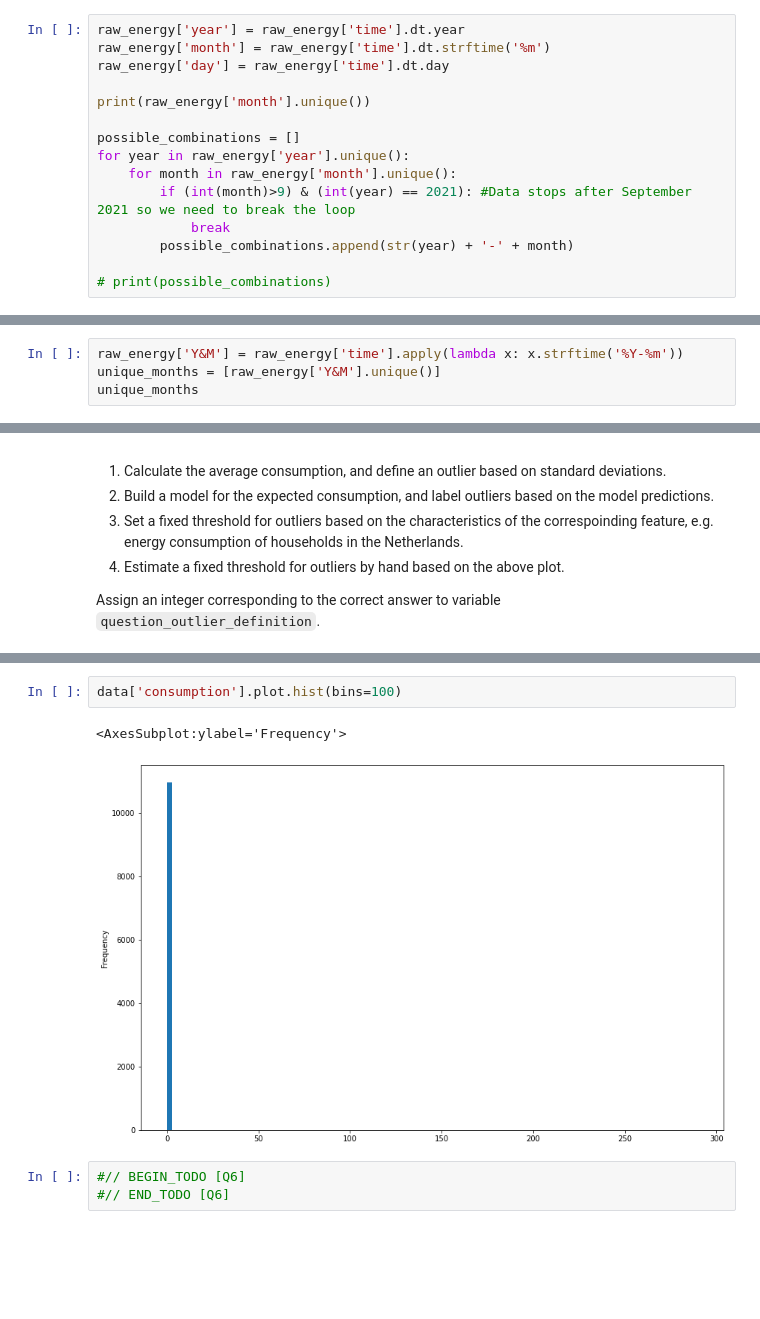
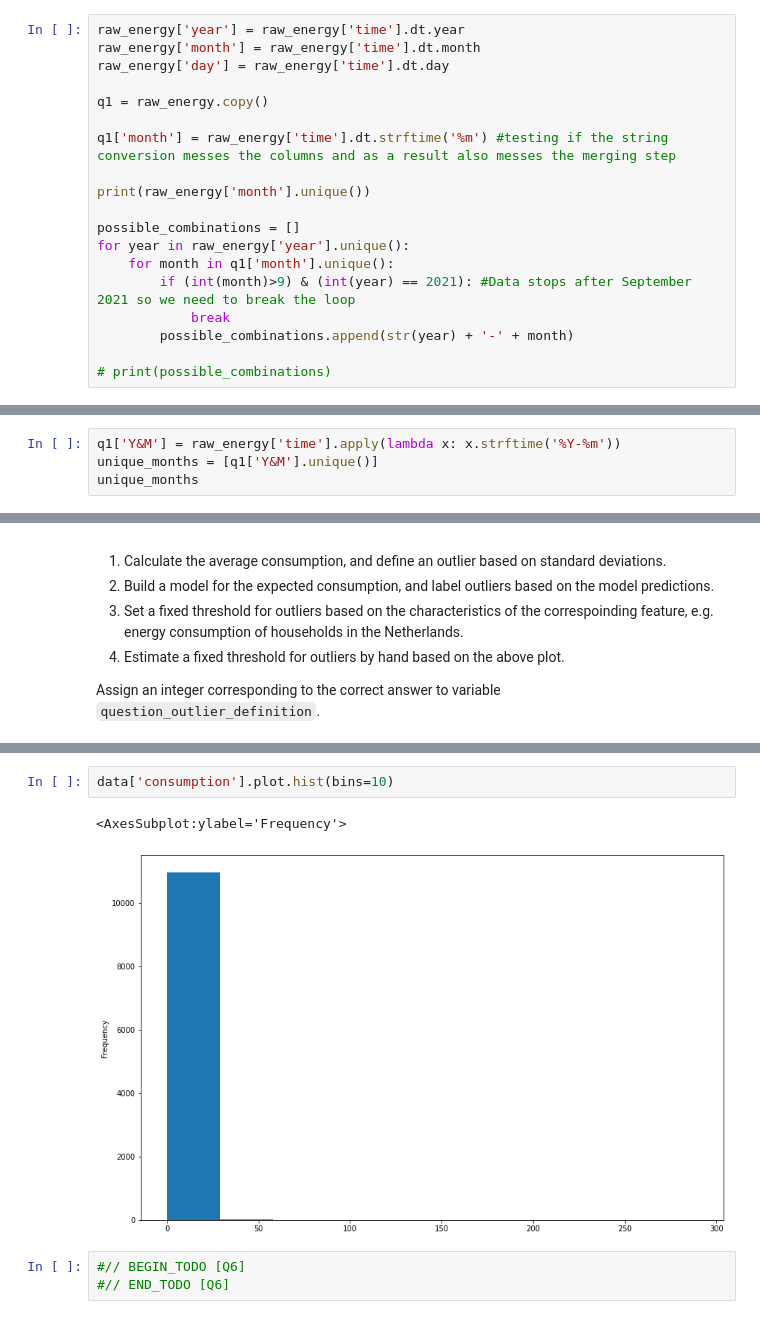
Before and after one commit to PanosBn/IoTGroup9, a Jupyter notebook: assignment.ipynb, the cells around one changed output, grey strips where cells are left out. Drawn from its saved outputs; the diff is of its cells as text; blank space fills up the shorter version.

```diff
--- a/assignment.ipynb
+++ b/assignment.ipynb
@@ -258,14 +253,18 @@ print(months)
 {1, 2, 3, 4, 5, 6, 7, 8, 9, 10, 11, 12}
 # %%
 raw_energy['year'] = raw_energy['time'].dt.year
-raw_energy['month'] = raw_energy['time'].dt.strftime('%m')
+raw_energy['month'] = raw_energy['time'].dt.month
 raw_energy['day'] = raw_energy['time'].dt.day
+
+q1 = raw_energy.copy()
+
+q1['month'] = raw_energy['time'].dt.strftime('%m') #testing if the string conversion messes the columns and as a result also messes the merging step
 
 print(raw_energy['month'].unique())
 
 possible_combinations = []
 for year in raw_energy['year'].unique():
-    for month in raw_energy['month'].unique():
+    for month in q1['month'].unique():
         if (int(month)>9) & (int(year) == 2021): #Data stops after September 2021 so we need to break the loop
             break
         possible_combinations.append(str(year) + '-' + month)
@@ -276,6 +275,6 @@ for year in raw_energy['year'].unique():
 # %%
-raw_energy['Y&M'] = raw_energy['time'].apply(lambda x: x.strftime('%Y-%m'))
-unique_months = [raw_energy['Y&M'].unique()]
+q1['Y&M'] = raw_energy['time'].apply(lambda x: x.strftime('%Y-%m'))
+unique_months = [q1['Y&M'].unique()]
 unique_months
 # %% [output]
 [array(['2017-01', '2017-02', '2017-03', '2017-04', '2017-05', '2017-06',
@@ -729,8 +709,8 @@ Name: consumption, Length: 10128, dtype: float64
 # %%
-data['consumption'].plot.hist(bins=100)
+data['consumption'].plot.hist(bins=10)
 # %% [output]
 <AxesSubplot:ylabel='Frequency'>
-[figure, old version]
+[figure, new version]
 # %%
 #// BEGIN_TODO [Q6]
 #// END_TODO [Q6]
```
Also changed, not shown: parts of 26 cells of this notebook.
